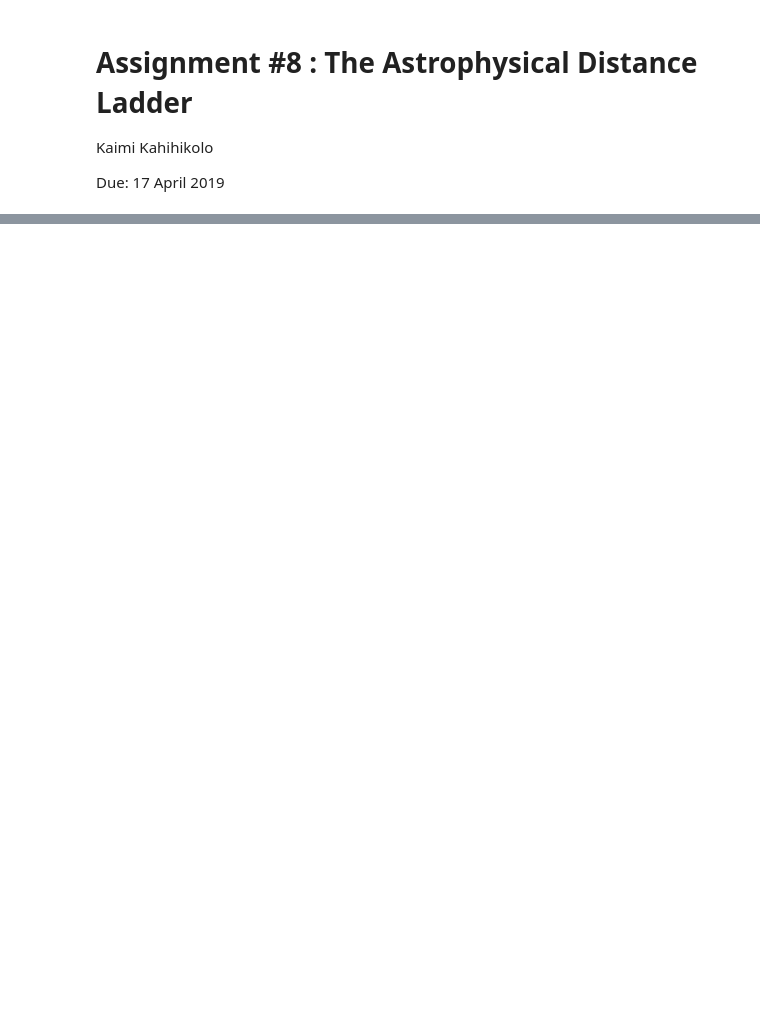
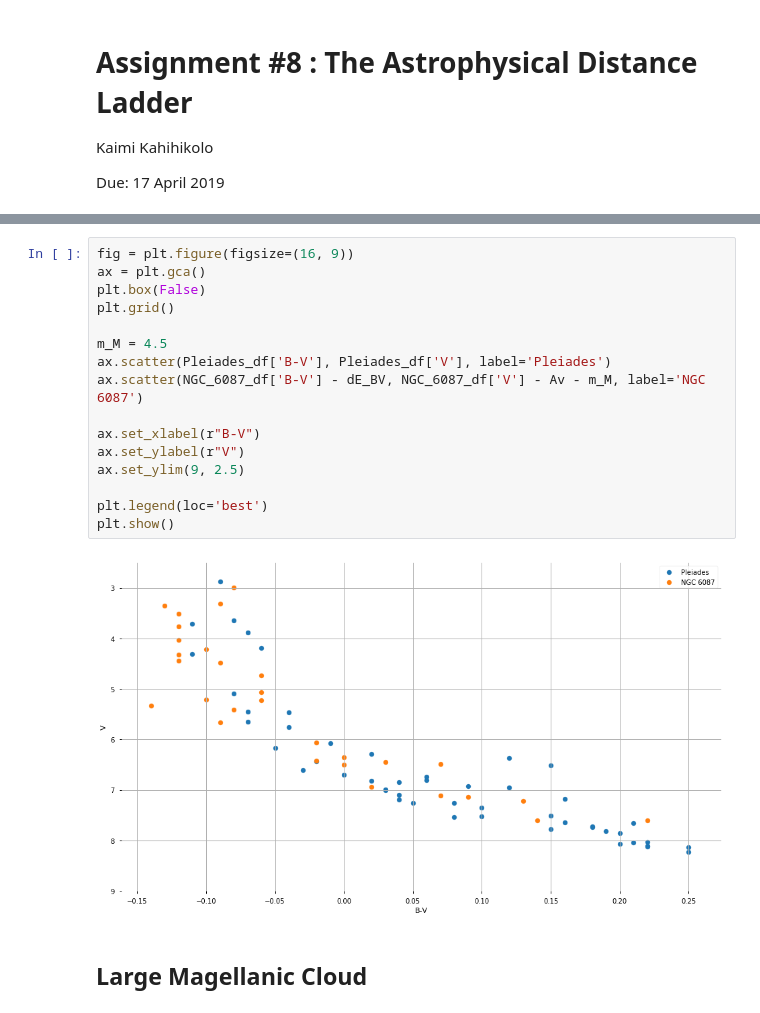
Before and after one commit to kaimibk/School, a Jupyter notebook: ASTR_423/A8/A8.ipynb, the cells around one changed output, grey strips where cells are left out. Drawn from its saved outputs; the diff is of its cells as text; blank space fills up the shorter version.

```diff
--- a/ASTR_423/A8/A8.ipynb
+++ b/ASTR_423/A8/A8.ipynb
@@ -40,0 +49,20 @@ df1.head()
+# %%
+fig = plt.figure(figsize=(16, 9))
+ax = plt.gca()
+plt.box(False)
+plt.grid()
+
+m_M = 4.5
+ax.scatter(Pleiades_df['B-V'], Pleiades_df['V'], label='Pleiades')
+ax.scatter(NGC_6087_df['B-V'] - dE_BV, NGC_6087_df['V'] - Av - m_M, label='NGC 6087')
+
+ax.set_xlabel(r"B-V")
+ax.set_ylabel(r"V")
+ax.set_ylim(9, 2.5)
+
+plt.legend(loc='best')
+plt.show()
+# %% [output]
+[figure, added]
+# %% [markdown]
+## Large Magellanic Cloud
```
Also changed, not shown: parts of 13 cells of this notebook.
